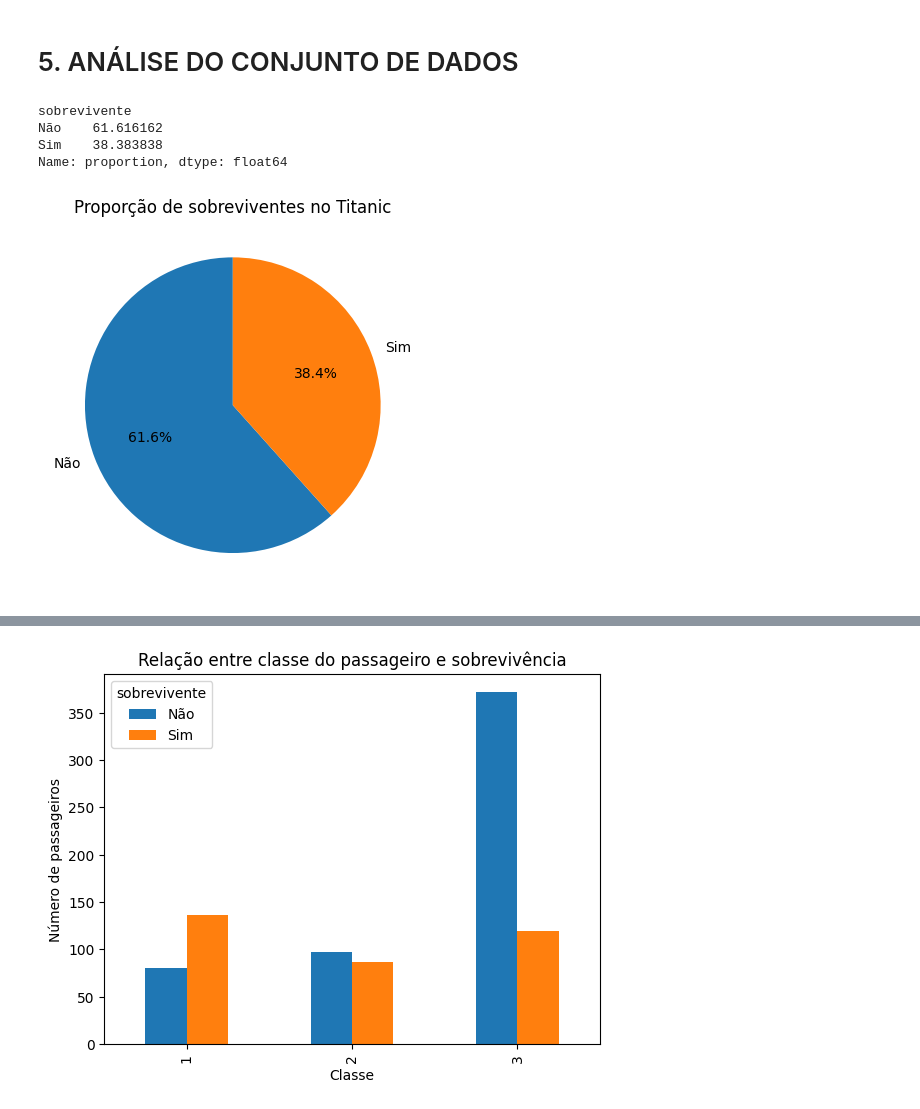
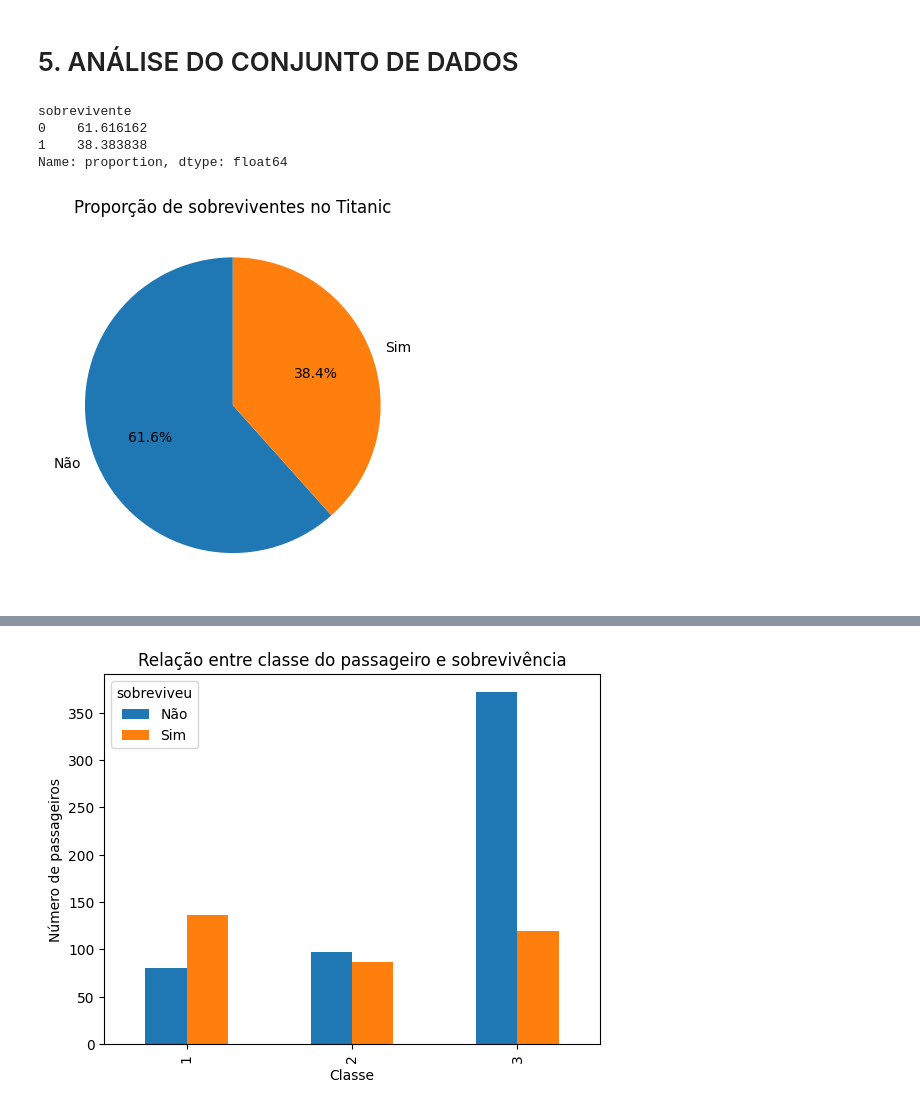
Before and after one commit to tainabh/analise_titanic, a Jupyter notebook: analise_titanic.ipynb, the cells around one changed output, grey strips where cells are left out. Saved outputs shown, nothing was run; the diff lists cells and outputs as text; code cells hidden in the pictures.

Commit message:
Conclusão da etapa inicial de EDA do dataset Titanic. Projeto segue aberto para melhorias e análises adicionais.

```diff
--- a/analise_titanic.ipynb
+++ b/analise_titanic.ipynb
@@ -137,11 +137,11 @@ print ("Colunas traduzidas para o português.")
 # %% [output]
 Colunas traduzidas para o português.
 # %%
-# Transformando a coluna "sobrevivente", alterando as variáveis para "sim" ou "não"
+# Mantendo a coluna "sobrevivente", já que está em formato de número inteiro, e criando uma nova coluna com nome "sobreviveu" atribuindo as variáveis para "sim" ou "não" no formato string
 
-df_titanic['sobrevivente'] = df_titanic['sobrevivente'].astype(str)
-df_titanic['sobrevivente'] = df_titanic['sobrevivente'].map({'0': 'Não', '1': 'Sim'})
 
-df_titanic['sobrevivente'].value_counts()
+df_titanic['sobreviveu'] = df_titanic['sobrevivente'].map({0: 'Não', 1: 'Sim'})
+
+df_titanic['sobreviveu'].value_counts()
 # %% [output]
 |  | count |
@@ -171,8 +171,8 @@ df_titanic['genero'] = df_titanic['genero'].map({'male': 'Masculino', 'female':
 # %%
 # A coluna "idade" apresenta 177 valores ausentes. Como a remoção dessas linhas resultaria em uma perda significativa de dados, optou-se por manter os valores NaN. Além disso, a coluna foi mantida no tipo float64, pois esse formato permite a realização de operações estatísticas e cálculos mesmo na presença de valores ausentes, sem comprometer as análises.
 # %%
-# Criando a coluna "tamanho_familia" com base nas colunas "qtd_irmaos_conjuges" e "qtd_pais_filhos"
-df_titanic['tamanho_familia'] = df_titanic['qtd_irmaos_conjuges'] + df_titanic['qtd_pais_filhos']
+# Criando a coluna "tamanho_familia" com base nas colunas "qtd_irmaos_conjuges" e "qtd_pais_filhos", somando o próprio passageiro
+df_titanic['tamanho_familia'] = df_titanic['qtd_irmaos_conjuges'] + df_titanic['qtd_pais_filhos'] + 1
 
 # Removendo as colunas originais para limpeza de dados
 
@@ -222,7 +222,7 @@ print(proporcao)
 
 import matplotlib.pyplot as plt
 
-df_titanic['sobrevivente'].value_counts().plot(
+df_titanic['sobreviveu'].value_counts().plot(
     kind='pie',
     autopct='%1.1f%%',
     startangle=90,
@@ -235,17 +235,17 @@ plt.show()
 # A análise da proporção de sobreviventes indica que a maioria dos passageiros não sobreviveu ao naufrágio do Titanic. Aproximadamente 62% dos passageiros morreram, enquanto cerca de 38% conseguiram sobreviver. Esse resultado evidencia a dimensão da tragédia e serve como ponto de partida para investigar quais fatores podem ter influenciado as chances de sobrevivência, como classe, sexo, idade e outras características dos passageiros.
 # %% [output]
 sobrevivente
-Não    61.616162
-Sim    38.383838
+0    61.616162
+1    38.383838
 Name: proportion, dtype: float64
 [figure]
 # %%
 # Análise da relação entre a classe do passageiro e a probabilidade de sobrevivência
 
-relacao_classe_sobrevivencia = pd.crosstab(df_titanic['classe'], df_titanic['sobrevivente'], normalize='index') * 100
+relacao_classe_sobrevivencia = pd.crosstab(df_titanic['classe'], df_titanic['sobreviveu'], normalize='index') * 100
 print(relacao_classe_sobrevivencia)
 
-pd.crosstab(df_titanic['classe'], df_titanic['sobrevivente']).plot(kind='bar')
+pd.crosstab(df_titanic['classe'], df_titanic['sobreviveu']).plot(kind='bar')
 
 plt.title('Relação entre classe do passageiro e sobrevivência')
 plt.xlabel('Classe')
@@ -262,4 +262,4 @@ classe
-[figure, old version]
+[figure, new version]
 # %%
 # Relação entre o gênero do passageiro e a probabilidade de sobrevivência
 
```
Also changed, not shown: parts of 10 cells of this notebook.
